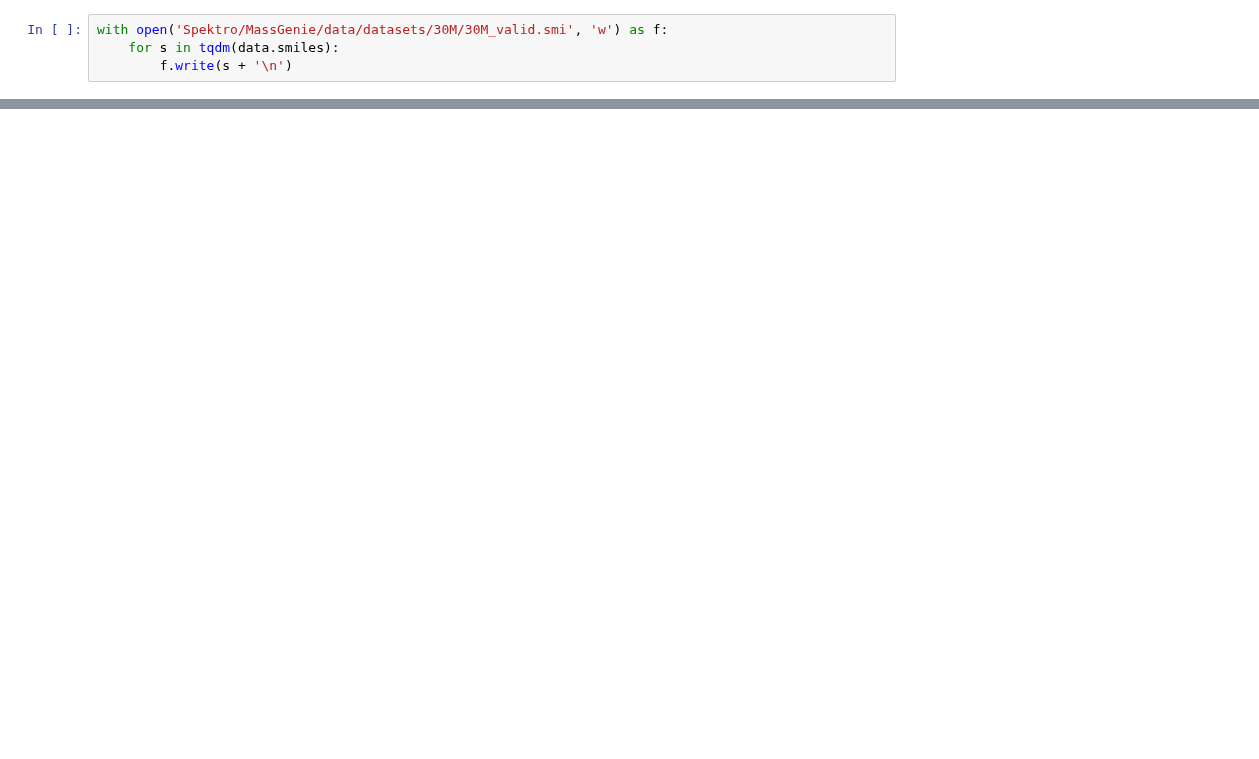
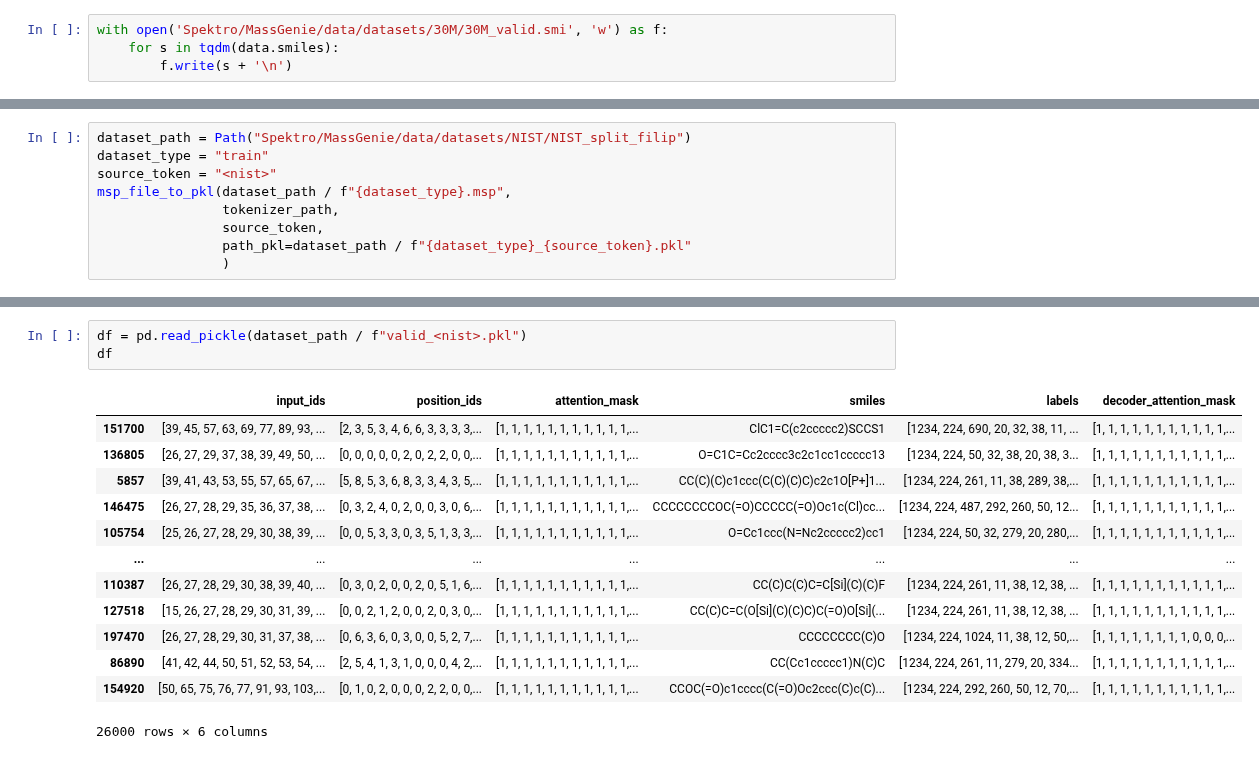
Before and after one commit to hejjack/SpecTRUM, a Jupyter notebook: smaz_to.ipynb, the cells around one changed output, grey strips where cells are left out. Saved outputs shown, nothing was run; the diff lists cells and outputs as text; blank space fills up the shorter version.

```diff
--- a/smaz_to.ipynb
+++ b/smaz_to.ipynb
@@ -270,0 +164,9 @@ defaultdict(list, {'a': [1]})
+# %%
+dataset_path = Path("Spektro/MassGenie/data/datasets/NIST/NIST_split_filip")
+dataset_type = "train"
+source_token = "<nist>"
+msp_file_to_pkl(dataset_path / f"{dataset_type}.msp",
+                tokenizer_path,
+                source_token,
+                path_pkl=dataset_path / f"{dataset_type}_{source_token}.pkl"
+                )
@@ -270,0 +219,17 @@ defaultdict(list, {'a': [1]})
+# %%
+df = pd.read_pickle(dataset_path / f"valid_<nist>.pkl")
+df
+# %% [output]
+|  | input_ids | position_ids | attention_mask | smiles | labels | decoder_attention_mask |
+| 151700 | [39, 45, 57, 63, 69, 77, 89, 93, ... | [2, 3, 5, 3, 4, 6, 6, 3, 3, 3, 3,... | [1, 1, 1, 1, 1, 1, 1, 1, 1, 1, 1,... | ClC1=C(c2ccccc2)SCCS1 | [1234, 224, 690, 20, 32, 38, 11, ... | [1, 1, 1, 1, 1, 1, 1, 1, 1, 1, 1,... |
+| 136805 | [26, 27, 29, 37, 38, 39, 49, 50, ... | [0, 0, 0, 0, 0, 2, 0, 2, 2, 0, 0,... | [1, 1, 1, 1, 1, 1, 1, 1, 1, 1, 1,... | O=C1C=Cc2cccc3c2c1cc1ccccc13 | [1234, 224, 50, 32, 38, 20, 38, 3... | [1, 1, 1, 1, 1, 1, 1, 1, 1, 1, 1,... |
+| 5857 | [39, 41, 43, 53, 55, 57, 65, 67, ... | [5, 8, 5, 3, 6, 8, 3, 3, 4, 3, 5,... | [1, 1, 1, 1, 1, 1, 1, 1, 1, 1, 1,... | CC(C)(C)c1ccc(C(C)(C)C)c2c1O[P+]1... | [1234, 224, 261, 11, 38, 289, 38,... | [1, 1, 1, 1, 1, 1, 1, 1, 1, 1, 1,... |
+| 146475 | [26, 27, 28, 29, 35, 36, 37, 38, ... | [0, 3, 2, 4, 0, 2, 0, 0, 3, 0, 6,... | [1, 1, 1, 1, 1, 1, 1, 1, 1, 1, 1,... | CCCCCCCCOC(=O)CCCCC(=O)Oc1c(Cl)cc... | [1234, 224, 487, 292, 260, 50, 12... | [1, 1, 1, 1, 1, 1, 1, 1, 1, 1, 1,... |
+| 105754 | [25, 26, 27, 28, 29, 30, 38, 39, ... | [0, 0, 5, 3, 3, 0, 3, 5, 1, 3, 3,... | [1, 1, 1, 1, 1, 1, 1, 1, 1, 1, 1,... | O=Cc1ccc(N=Nc2ccccc2)cc1 | [1234, 224, 50, 32, 279, 20, 280,... | [1, 1, 1, 1, 1, 1, 1, 1, 1, 1, 1,... |
+| ... | ... | ... | ... | ... | ... | ... |
+| 110387 | [26, 27, 28, 29, 30, 38, 39, 40, ... | [0, 3, 0, 2, 0, 0, 2, 0, 5, 1, 6,... | [1, 1, 1, 1, 1, 1, 1, 1, 1, 1, 1,... | CC(C)C(C)C=C[Si](C)(C)F | [1234, 224, 261, 11, 38, 12, 38, ... | [1, 1, 1, 1, 1, 1, 1, 1, 1, 1, 1,... |
+| 127518 | [15, 26, 27, 28, 29, 30, 31, 39, ... | [0, 0, 2, 1, 2, 0, 0, 2, 0, 3, 0,... | [1, 1, 1, 1, 1, 1, 1, 1, 1, 1, 1,... | CC(C)C=C(O[Si](C)(C)C)C(=O)O[Si](... | [1234, 224, 261, 11, 38, 12, 38, ... | [1, 1, 1, 1, 1, 1, 1, 1, 1, 1, 1,... |
+| 197470 | [26, 27, 28, 29, 30, 31, 37, 38, ... | [0, 6, 3, 6, 0, 3, 0, 0, 5, 2, 7,... | [1, 1, 1, 1, 1, 1, 1, 1, 1, 1, 1,... | CCCCCCCC(C)O | [1234, 224, 1024, 11, 38, 12, 50,... | [1, 1, 1, 1, 1, 1, 1, 1, 0, 0, 0,... |
+| 86890 | [41, 42, 44, 50, 51, 52, 53, 54, ... | [2, 5, 4, 1, 3, 1, 0, 0, 0, 4, 2,... | [1, 1, 1, 1, 1, 1, 1, 1, 1, 1, 1,... | CC(Cc1ccccc1)N(C)C | [1234, 224, 261, 11, 279, 20, 334... | [1, 1, 1, 1, 1, 1, 1, 1, 1, 1, 1,... |
+| 154920 | [50, 65, 75, 76, 77, 91, 93, 103,... | [0, 1, 0, 2, 0, 0, 0, 2, 2, 0, 0,... | [1, 1, 1, 1, 1, 1, 1, 1, 1, 1, 1,... | CCOC(=O)c1cccc(C(=O)Oc2ccc(C)c(C)... | [1234, 224, 292, 260, 50, 12, 70,... | [1, 1, 1, 1, 1, 1, 1, 1, 1, 1, 1,... |
+26000 rows × 6 columns
```
Also changed, not shown: parts of 50 cells of this notebook, 36 other files.
